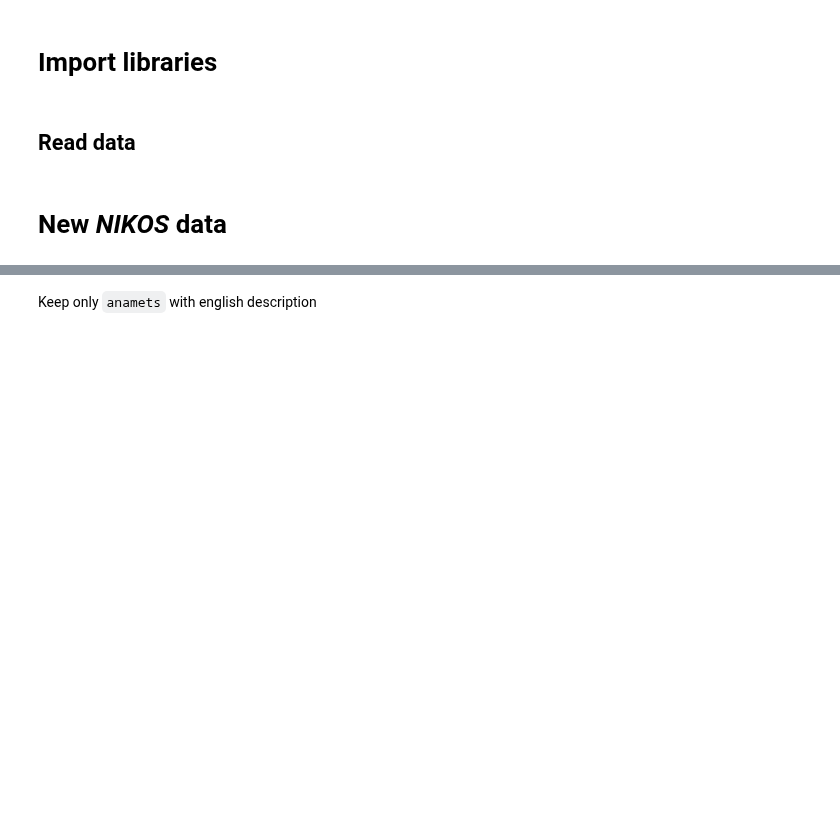
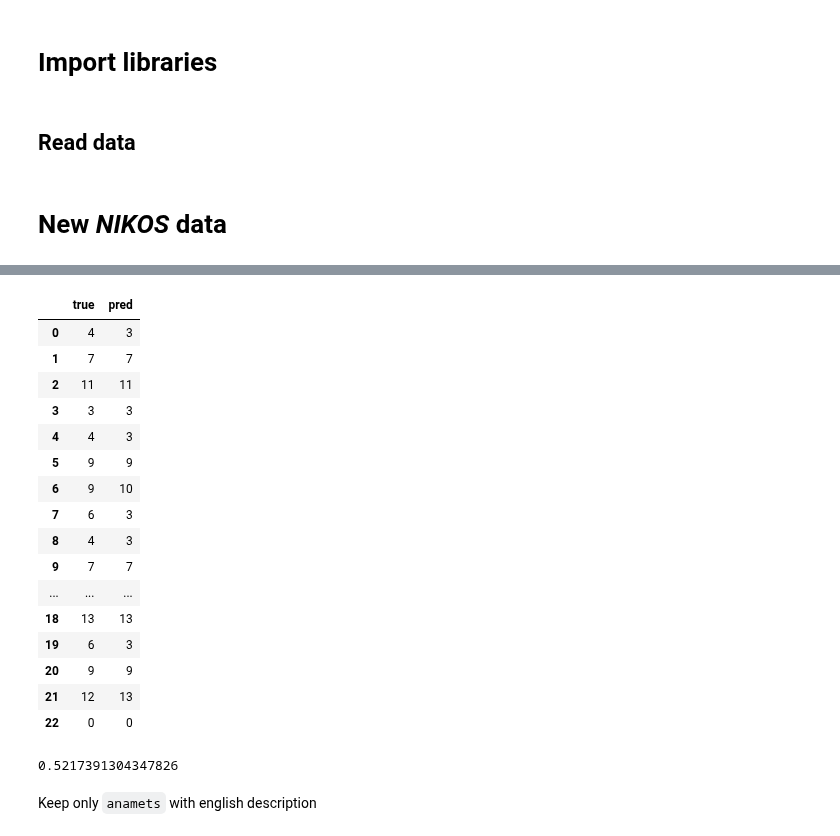
Before and after one commit to costasmexis/phd, a Jupyter notebook: scrap/scrap_similarity.ipynb, the cells around one changed output, grey strips where cells are left out. Saved outputs shown, nothing was run; the diff lists cells and outputs as text; code cells hidden in the pictures; blank space fills up the shorter version.

```diff
--- a/scrap/scrap_similarity.ipynb
+++ b/scrap/scrap_similarity.ipynb
@@ -29,0 +376,13 @@ anamet_data = pd.read_excel(xls, 'Anamet data')
+# %%
+for mat in pred_isComposedOf_df['sc:isComposedOf'].value_counts().tail(15).index.values:
+
+    pred_isComposedOf_df = pred_isComposedOf_df[pred_isComposedOf_df['sc:isComposedOf'] != mat]
+# %%
+from sklearn.model_selection import train_test_split
+
+X = pred_isComposedOf_df.drop('sc:isComposedOf', axis=1)
+y = pred_isComposedOf_df['sc:isComposedOf']
+
+X = cluster_text(X['sc:hasCategory'], 6)
+
+X_train, X_test, y_train, y_test = train_test_split(X, y, test_size=0.2)
@@ -29,0 +393,41 @@ anamet_data = pd.read_excel(xls, 'Anamet data')
+# %%
+le = LabelEncoder()
+
+y_train = le.fit_transform(y_train)
+y_test = le.transform(y_test)
+# %%
+from sklearn.linear_model import LogisticRegression
+
+model = LogisticRegression()
+
+model.fit(X_train, y_train)
+y_hat = model.predict(X_test)
+# %%
+results = pd.DataFrame()
+
+results['true'] = y_test
+results['pred'] = y_hat
+
+results
+# %% [output]
+|  | true | pred |
+| 0 | 4 | 3 |
+| 1 | 7 | 7 |
+| 2 | 11 | 11 |
+| 3 | 3 | 3 |
+| 4 | 4 | 3 |
+| 5 | 9 | 9 |
+| 6 | 9 | 10 |
+| 7 | 6 | 3 |
+| 8 | 4 | 3 |
+| 9 | 7 | 7 |
+| ... | ... | ... |
+| 18 | 13 | 13 |
+| 19 | 6 | 3 |
+| 20 | 9 | 9 |
+| 21 | 12 | 13 |
+| 22 | 0 | 0 |
+# %%
+accuracy_score(y_test, y_hat)
+# %% [output]
+0.5217391304347826
```
Also changed, not shown: parts of 62 cells of this notebook, 1 other file.
